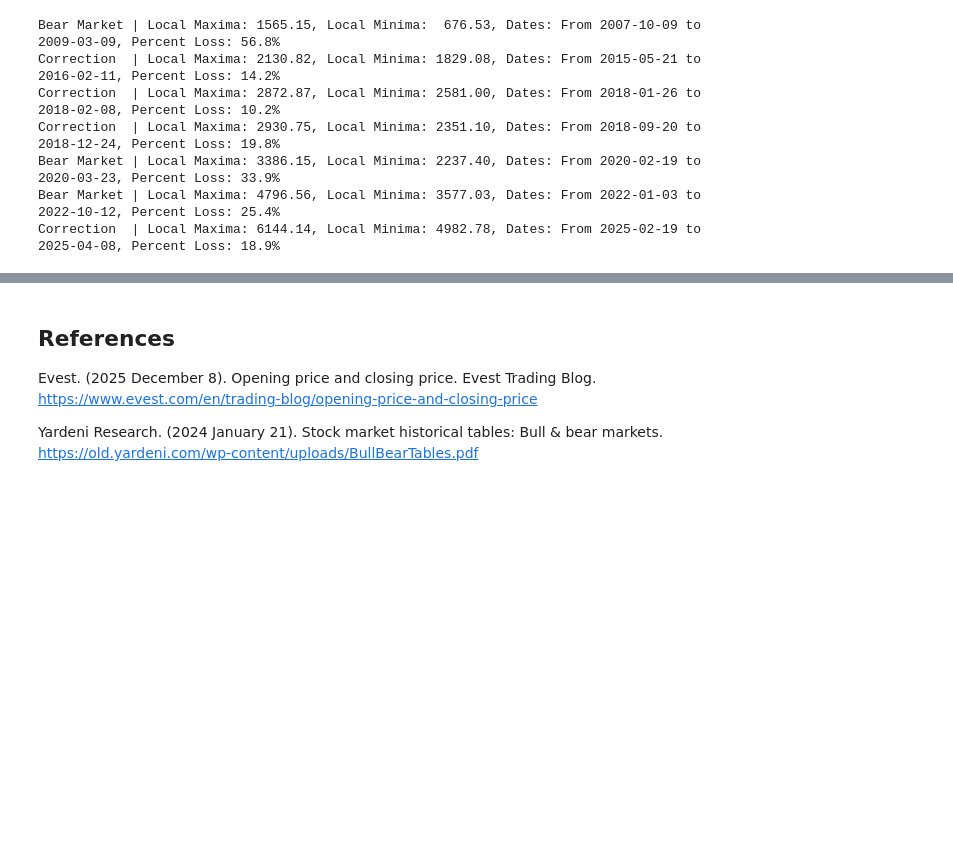
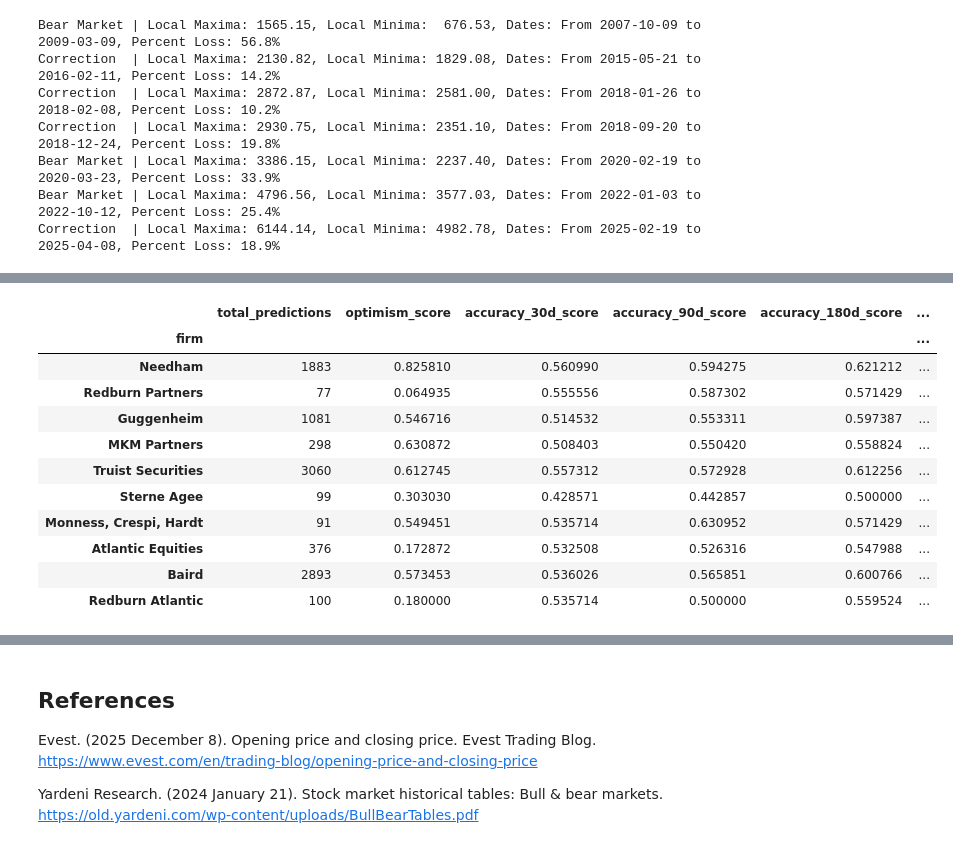
Before and after one commit to dkeate/WGU-BSDA-Capstone, a Jupyter notebook: eda/sp_500_eda.ipynb, the cells around one changed output, grey strips where cells are left out. Cells and saved outputs as stored; diff of their text form; code cells hidden in the pictures; blank space fills up the shorter version.

```diff
--- a/eda/sp_500_eda.ipynb
+++ b/eda/sp_500_eda.ipynb
@@ -322,0 +462,21 @@ Begin by looking into the stated and approved hypothesis, "Analyst firms classif
+# %%
+firm_analysis = pd.merge(
+    firm_optimism,
+    firm_accuracy.drop(columns=['total_predictions']),
+    left_index=True,
+    right_index=True
+)
+firm_analysis.sample(10)
+# %% [output]
+|  | total_predictions | optimism_score | accuracy_30d_score | accuracy_90d_score | accuracy_180d_score | ... |
+| firm |  |  |  |  |  | ... |
+| Needham | 1883 | 0.825810 | 0.560990 | 0.594275 | 0.621212 | ... |
+| Redburn Partners | 77 | 0.064935 | 0.555556 | 0.587302 | 0.571429 | ... |
+| Guggenheim | 1081 | 0.546716 | 0.514532 | 0.553311 | 0.597387 | ... |
+| MKM Partners | 298 | 0.630872 | 0.508403 | 0.550420 | 0.558824 | ... |
+| Truist Securities | 3060 | 0.612745 | 0.557312 | 0.572928 | 0.612256 | ... |
+| Sterne Agee | 99 | 0.303030 | 0.428571 | 0.442857 | 0.500000 | ... |
+| Monness, Crespi, Hardt | 91 | 0.549451 | 0.535714 | 0.630952 | 0.571429 | ... |
+| Atlantic Equities | 376 | 0.172872 | 0.532508 | 0.526316 | 0.547988 | ... |
+| Baird | 2893 | 0.573453 | 0.536026 | 0.565851 | 0.600766 | ... |
+| Redburn Atlantic | 100 | 0.180000 | 0.535714 | 0.500000 | 0.559524 | ... |
```
Also changed, not shown: parts of 22 cells of this notebook, 3 other files.
